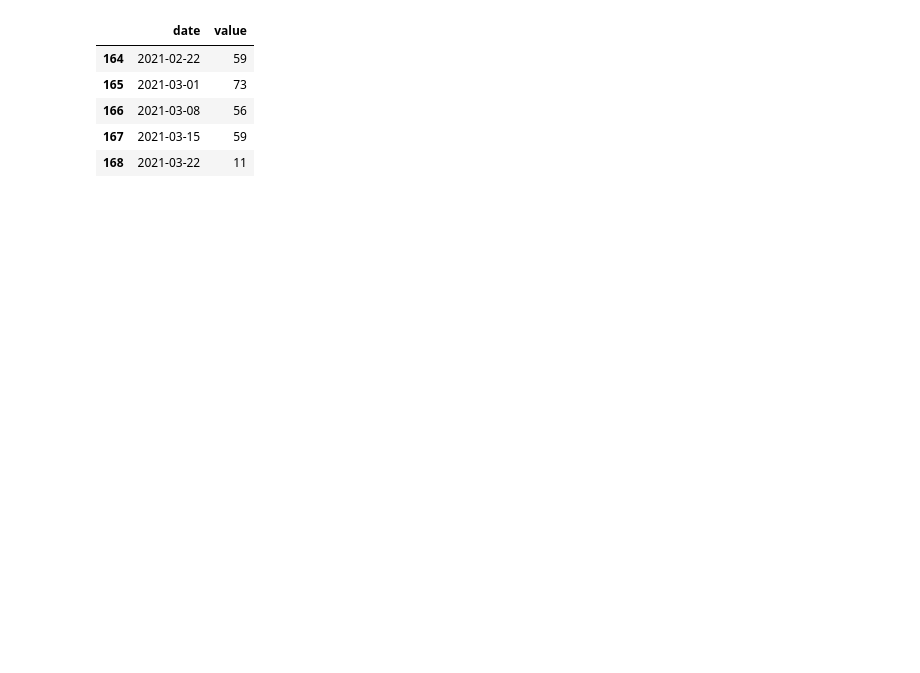
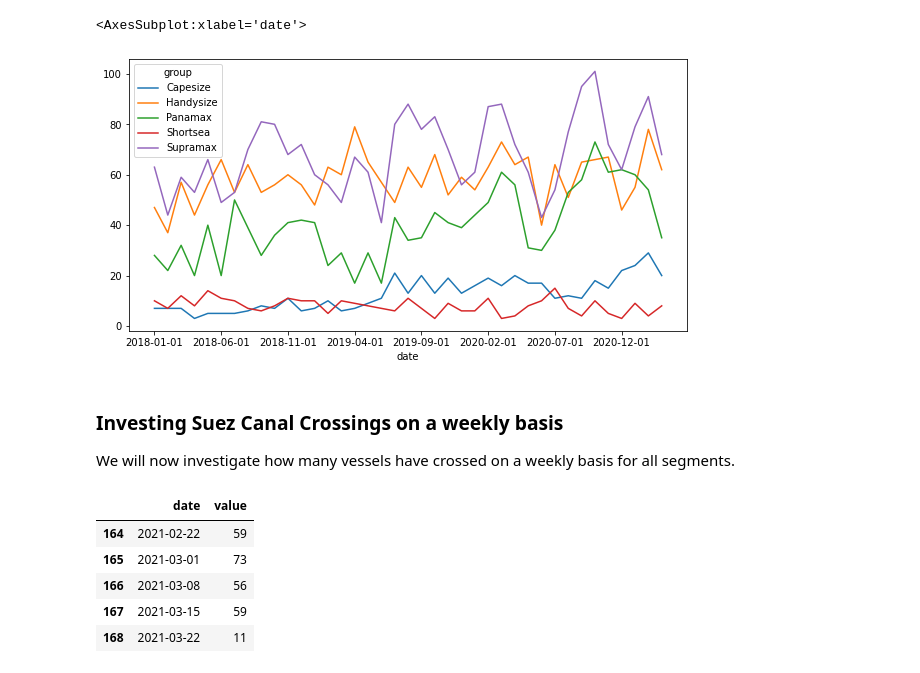
Before and after one commit to oceanbolt/oceanbolt-python-sdk, a Jupyter notebook: docs/examples/14_suez_canal_passings.ipynb, the cells around one changed output. Drawn from its saved outputs; the diff is of its cells as text; code cells hidden in the pictures; blank space fills up the shorter version.

```diff
--- a/docs/examples/14_suez_canal_passings.ipynb
+++ b/docs/examples/14_suez_canal_passings.ipynb
@@ -16,36 +54,20 @@ client =ZoneChangesTimeseries(APIClient())
 # %%
-#Zones have been collected from the Zone Visualizer in the Oceanbolt Platform
-mediterranean_zones = [11, 18, 21]
-red_sea_ag_zones = [17, 35, 96, 8]
-
-
-#Get south bound crossings
-south_bound_crossings = client.get(
+# Get daily south bound crossings split by sub segment
+south_bound_crossings = tonnage_client.get(
     start_date=date(2018,1,1),
     from_zone_id=mediterranean_zones,
     to_zone_id=red_sea_ag_zones,
-    frequency="daily",
-    group_by="sub_segment"
+    frequency="monthly",
+    group_by="segment"
 )
 
-#Get north bound crossings
-north_bound_crossings = client.get(
+# Get north bound crossings split by sub segment
+north_bound_crossings = tonnage_client.get(
     start_date=date(2018,1,1),
     from_zone_id=red_sea_ag_zones,
     to_zone_id=mediterranean_zones,
-    frequency="daily",
-    group_by="sub_segment"
+    frequency="monthly",
+    group_by="segment"
 )
 
-
-north_bound_crossings.pivot(
-    index="date",
-    columns="group",
-    values="value"
-    ).to_csv("north_bound_crossings.csv")
-
-south_bound_crossings.pivot(
-    index="date",
-    columns="group",
-    values="value"
-    ).to_csv("south_bound_crossings.csv")
+north_bound_crossings.head(10)
@@ -51,0 +86,5 @@ south_bound_crossings.pivot(
+# %%
+#See how the monthly number of crossings have developed in the past 3 years. We need to pivot to plot the data.
+north_bound_crossings_pivoted = north_bound_crossings.pivot(index="date",columns="group",values="value")
+
+north_bound_crossings_pivoted.head(5)
@@ -52 +99,10 @@ south_bound_crossings.pivot(
+# %%
+#Plot the data
+north_bound_crossings_pivoted.plot(figsize=(10,5))
+# %% [output]
+<AxesSubplot:xlabel='date'>
+[figure, added]
+# %% [markdown]
+### Investing Suez Canal Crossings on a weekly basis
+We will now investigate how many vessels have crossed on a weekly basis for all segments.
 # %%
```
Also changed, not shown: parts of 12 cells of this notebook, 4 other files.
